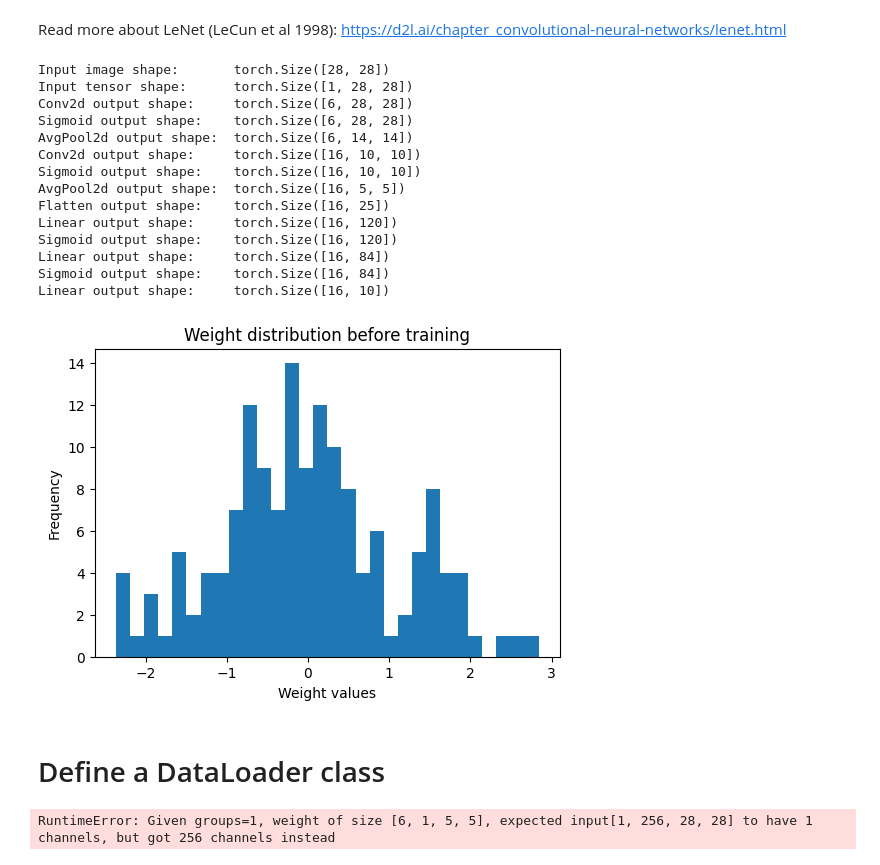
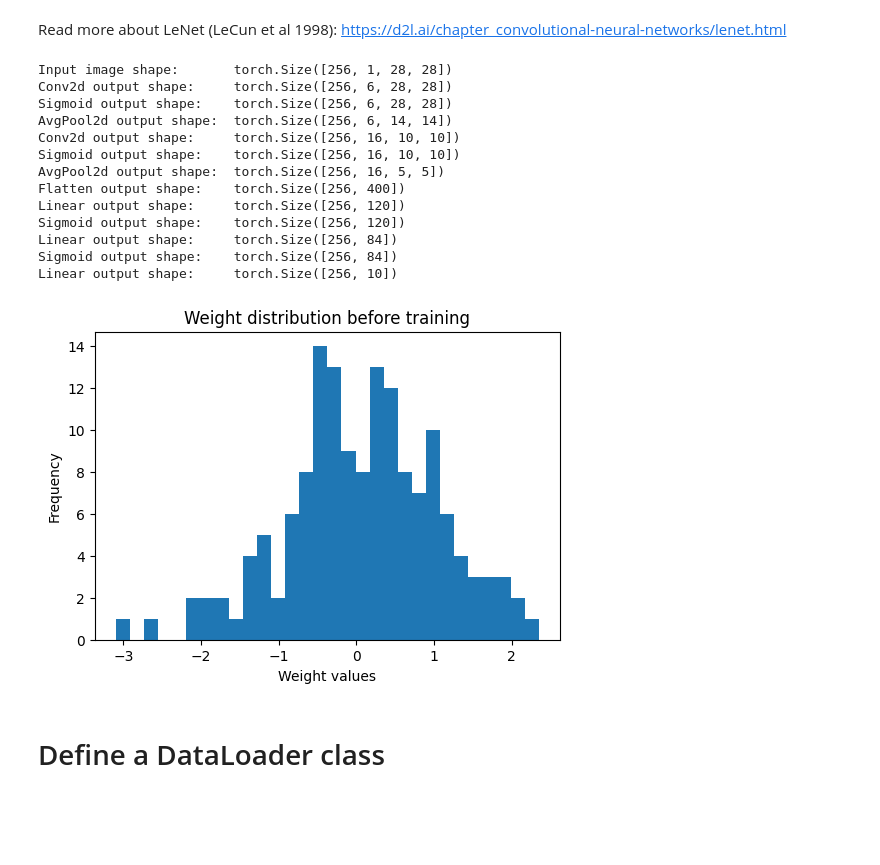
Before and after one commit to AI-Journal-Club/First_data_challenge, a Jupyter notebook: LeNet_Training.ipynb, the cells around one changed output. Drawn from its saved outputs; the diff is of its cells as text; code cells hidden in the pictures; blank space fills up the shorter version.

```diff
--- a/LeNet_Training.ipynb
+++ b/LeNet_Training.ipynb
@@ -31,11 +32,31 @@ def init_cnn(module):  #@save
         # nn.init.xavier_uniform_(module.weight)
         nn.init.normal_(module.weight)
 
-class LeNet(d2l.Classifier):  #@save
-    """The LeNet-5 model."""
+# class LeNet(d2l.Classifier):  #@save
+#     """The LeNet-5 model."""
+#     def __init__(self, lr=0.1, num_classes=10):
+#         super().__init__()
+#         self.save_hyperparameters()
+#         self.net = nn.Sequential(
+#             nn.LazyConv2d(6, kernel_size=5, padding=2), nn.Sigmoid(),
+#             nn.AvgPool2d(kernel_size=2, stride=2),
+#             nn.LazyConv2d(16, kernel_size=5), nn.Sigmoid(),
+#             nn.AvgPool2d(kernel_size=2, stride=2),
+#             nn.Flatten(),
+#             nn.LazyLinear(120), nn.Sigmoid(),
+#             nn.LazyLinear(84), nn.Sigmoid(),
+#             nn.LazyLinear(num_classes))
+
+#     def layer_summary(self, X_shape):
+#         X = torch.randn(*X_shape)
+#         for layer in self.net:
+#             X = layer(X)
+#             print(layer.__class__.__name__, 'output shape:\t', X.shape)
+
+class LeNet_scratch(nn.Module):  #@save
+    """The LeNet-5 model implemented from scratch."""
     def __init__(self, lr=0.1, num_classes=10):
         super().__init__()
-        self.save_hyperparameters()
         self.net = nn.Sequential(
             nn.LazyConv2d(6, kernel_size=5, padding=2), nn.Sigmoid(),
             nn.AvgPool2d(kernel_size=2, stride=2),
@@ -46,48 +67,51 @@ class LeNet(d2l.Classifier):  #@save
             nn.LazyLinear(84), nn.Sigmoid(),
             nn.LazyLinear(num_classes))
 
+        self.net.apply(init_cnn)
+
+    def forward(self, X):
+        predictions = self.net(X)
+        return predictions
+
     def layer_summary(self, X_shape):
         X = torch.randn(*X_shape)
         for layer in self.net:
             X = layer(X)
             print(layer.__class__.__name__, 'output shape:\t', X.shape)
 # %%
-model = LeNet()
+model = LeNet_scratch()
 # %%
-# Read one train image and check the layer output shapes
-image_example = torch.from_numpy(images_train[0])
+# Let's blug in an example that looks like our batched data:
+# 256 images, 1 channel, 28x28 pixels
+image_example = torch.randn(256, 1, 28, 28)  # Example image
 print('Input image shape:\t', image_example.size())
 
-image_example = image_example.unsqueeze(0)  # Add batch dimension and the example
-print('Input tensor shape:\t', image_example.size())
-
-model.layer_summary(image_example.shape)
+model.layer_summary(image_example.size())
 
 model.net.apply(init_cnn)
 
 # plot the distribution of weights before training
 plt.figure(figsize=(6, 4))
 plt.hist(model.net[0].weight.data.numpy().flatten(), bins=30)
 plt.title('Weight distribution before training')
 plt.xlabel('Weight values')
 plt.ylabel('Frequency')
 plt.show()
 # %% [output]
-Input image shape:       torch.Size([28, 28])
-Input tensor shape:      torch.Size([1, 28, 28])
-Conv2d output shape:     torch.Size([6, 28, 28])
-Sigmoid output shape:    torch.Size([6, 28, 28])
-AvgPool2d output shape:  torch.Size([6, 14, 14])
-Conv2d output shape:     torch.Size([16, 10, 10])
-Sigmoid output shape:    torch.Size([16, 10, 10])
-AvgPool2d output shape:  torch.Size([16, 5, 5])
-Flatten output shape:    torch.Size([16, 25])
-Linear output shape:     torch.Size([16, 120])
-Sigmoid output shape:    torch.Size([16, 120])
-Linear output shape:     torch.Size([16, 84])
-Sigmoid output shape:    torch.Size([16, 84])
-Linear output shape:     torch.Size([16, 10])
+Input image shape:       torch.Size([256, 1, 28, 28])
+Conv2d output shape:     torch.Size([256, 6, 28, 28])
+Sigmoid output shape:    torch.Size([256, 6, 28, 28])
+AvgPool2d output shape:  torch.Size([256, 6, 14, 14])
+Conv2d output shape:     torch.Size([256, 16, 10, 10])
+Sigmoid output shape:    torch.Size([256, 16, 10, 10])
+AvgPool2d output shape:  torch.Size([256, 16, 5, 5])
+Flatten output shape:    torch.Size([256, 400])
+Linear output shape:     torch.Size([256, 120])
+Sigmoid output shape:    torch.Size([256, 120])
+Linear output shape:     torch.Size([256, 84])
+Sigmoid output shape:    torch.Size([256, 84])
+Linear output shape:     torch.Size([256, 10])
-[figure, old version]
+[figure, new version]
 # %% [markdown]
 # Define a DataLoader class
 # %%
@@ -110,9 +137,7 @@ valloader = DataLoader(val_data, batch_size=BATCH_SIZE_VALIDATION, shuffle=False
 optimizer = optim.Adam(model.parameters(), lr=LR)
 criterion = nn.CrossEntropyLoss()
 
-model.layer_summary((256, 1, 28, 28))
+# model.layer_summary((256, 1, 28, 28))
-# %% [output]
-RuntimeError: Given groups=1, weight of size [6, 1, 5, 5], expected input[1, 256, 28, 28] to have 1 channels, but got 256 channels instead
 # %%
 train_loss_ = []
 val_loss_ = []
```
Also changed, not shown: parts of 4 cells of this notebook.
